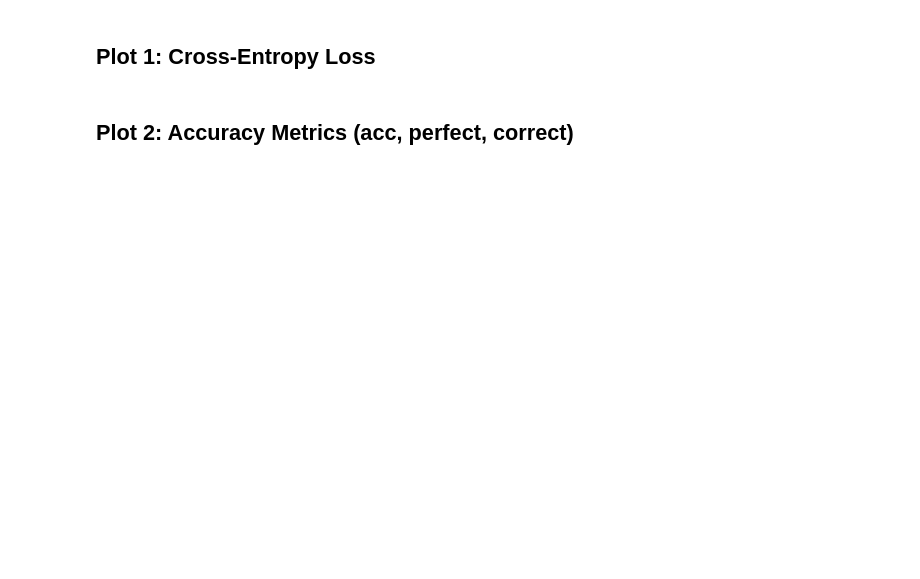
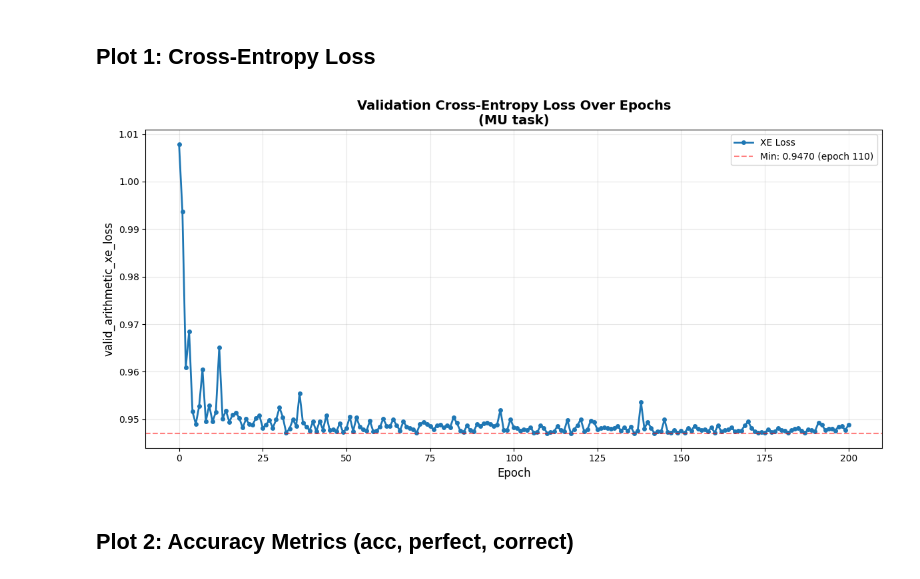
Before and after one commit to clairexuu/mobius_case_study, a Jupyter notebook: notebooks/interpret_train_log.ipynb, the cells around one changed output. Saved outputs shown, nothing was run; the diff lists cells and outputs as text; code cells hidden in the pictures; blank space fills up the shorter version.

```diff
--- a/notebooks/interpret_train_log.ipynb
+++ b/notebooks/interpret_train_log.ipynb
@@ -16,7 +19,7 @@ from pathlib import Path
 Specify the path to your training log file:
 # %%
 # train log file path
-log_file_path = "models/basic/1/train.log"
+log_file_path = "../models/model_interCRT100_natural/mu/1/train.log"
 # %% [markdown]
 ## Parse Training Log
 # %%
@@ -166,27 +204,29 @@ df_metrics.head(10)
 # %%
 plt.figure(figsize=(12, 6))
 
 if 'valid_arithmetic_xe_loss' in df_metrics.columns:
     plt.plot(df_metrics['epoch'], df_metrics['valid_arithmetic_xe_loss'],
              marker='o', linewidth=2, markersize=4, label='XE Loss')
 
     plt.xlabel('Epoch', fontsize=12)
-    plt.ylabel('Cross-Entropy Loss', fontsize=12)
+    plt.ylabel('valid_arithmetic_xe_loss', fontsize=12)
     plt.title(f'Validation Cross-Entropy Loss Over Epochs\n({task_type.upper()} task)', fontsize=14, fontweight='bold')
     plt.grid(True, alpha=0.3)
     plt.legend(fontsize=10)
 
     # Add min value annotation
     min_loss = df_metrics['valid_arithmetic_xe_loss'].min()
     min_epoch = df_metrics.loc[df_metrics['valid_arithmetic_xe_loss'].idxmin(), 'epoch']
     plt.axhline(y=min_loss, color='r', linestyle='--', alpha=0.5, label=f'Min: {min_loss:.4f} (epoch {min_epoch})')
     plt.legend(fontsize=10)
 else:
     plt.text(0.5, 0.5, 'valid_arithmetic_xe_loss not found in metrics',
              ha='center', va='center', fontsize=12)
 
 plt.tight_layout()
 plt.show()
+# %% [output]
+[figure, added]
 # %% [markdown]
 ## Plot 2: Accuracy Metrics (acc, perfect, correct)
 # %%
```
Also changed, not shown: parts of 13 cells of this notebook, 11 other files.
